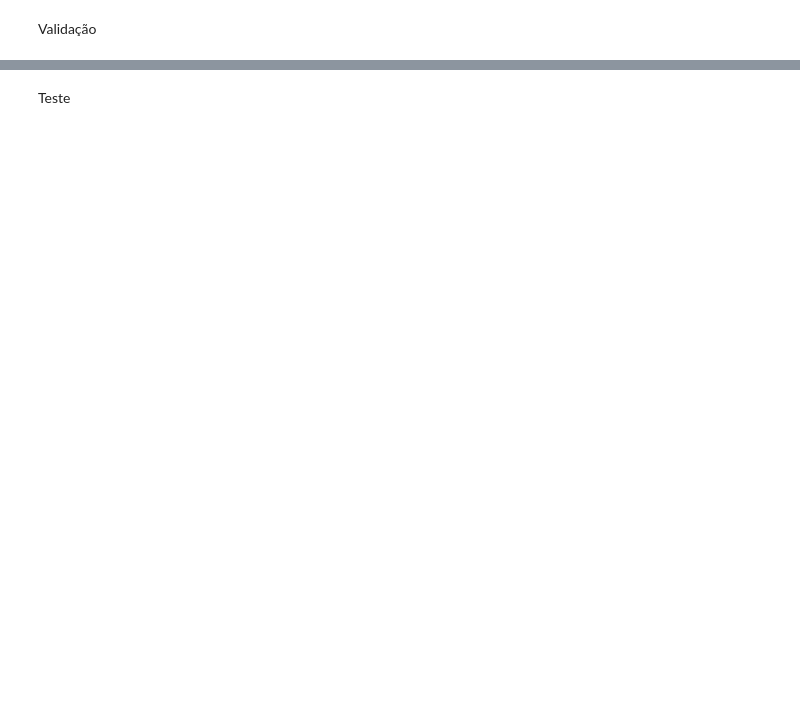
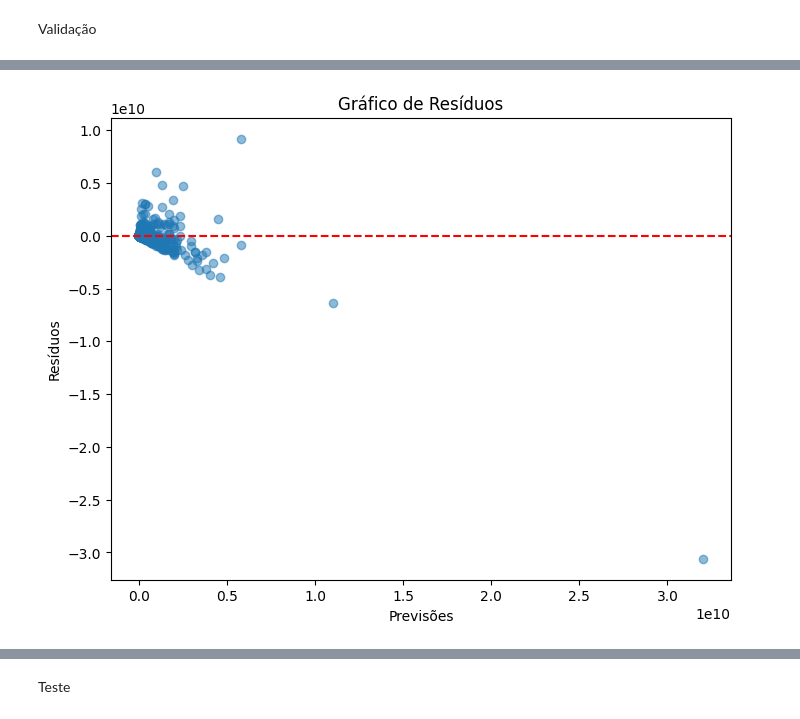
Before and after one commit to ar1vit0r/paipe, a Jupyter notebook: Paipe_Supervised_learning.ipynb, the cells around one changed output, grey strips where cells are left out. Saved outputs shown, nothing was run; the diff lists cells and outputs as text; code cells hidden in the pictures; blank space fills up the shorter version.

```diff
--- a/Paipe_Supervised_learning.ipynb
+++ b/Paipe_Supervised_learning.ipynb
@@ -753,0 +455,14 @@ RMSLE: 0.0
+# %%
+# Calcular os resíduos
+residuos = y_val_split - y_val_pred
+
+# Gráfico de resíduos
+plt.figure(figsize=(8, 6))
+plt.scatter(y_val_pred, residuos, alpha=0.5)
+plt.axhline(0, color='r', linestyle='--')
+plt.xlabel('Previsões')
+plt.ylabel('Resíduos')
+plt.title('Gráfico de Resíduos')
+plt.show()
+# %% [output]
+[figure, added]
```
Also changed, not shown: parts of 61 cells of this notebook.
